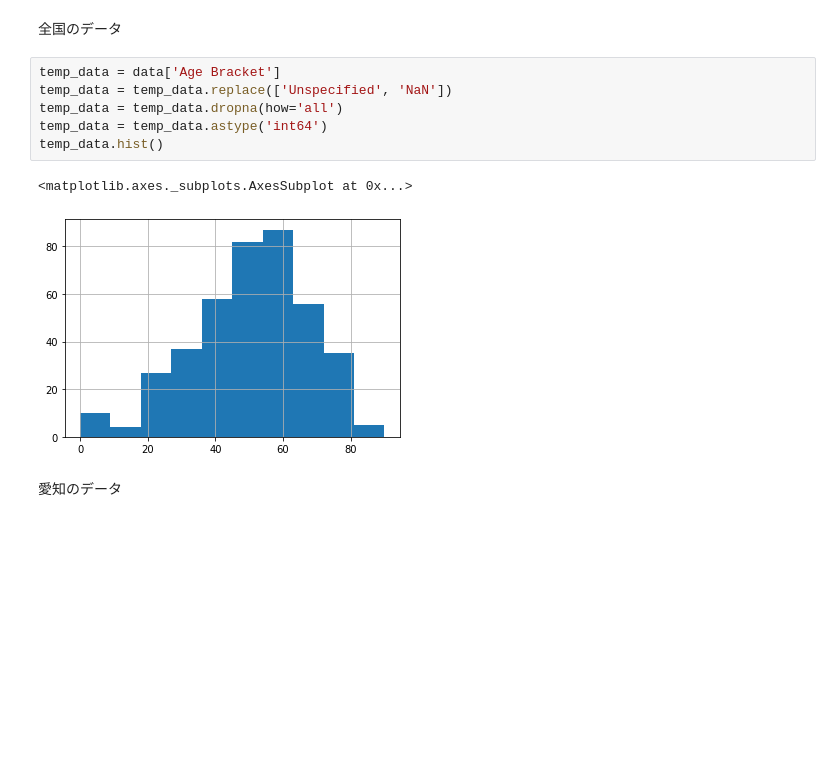
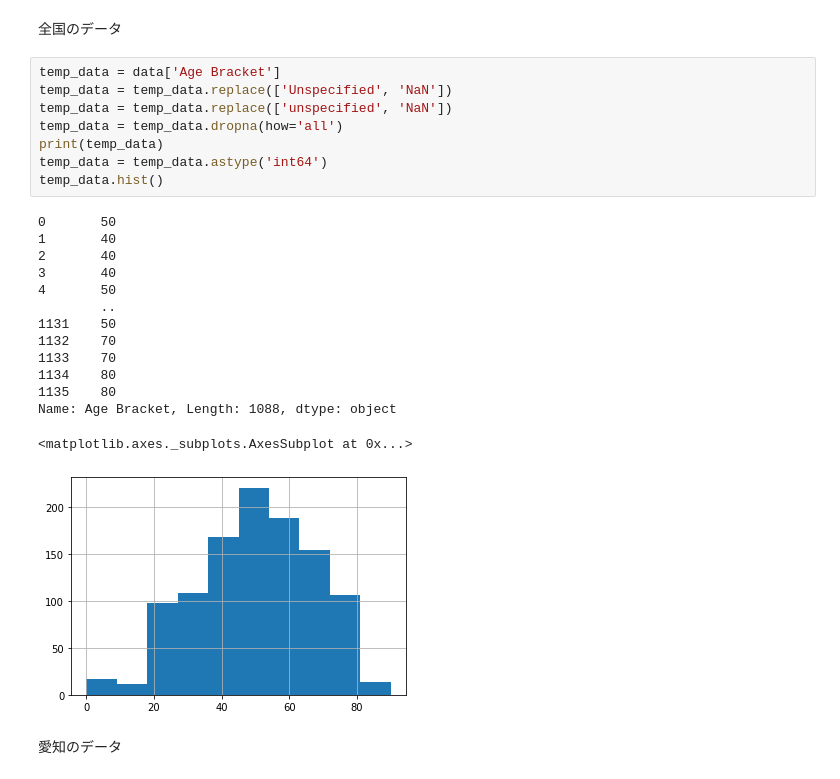
Before and after one commit to karaage0703/covid19_memo, a Jupyter notebook: covid19_visualization.ipynb, the cells around one changed output. Saved outputs shown, nothing was run; the diff lists cells and outputs as text; blank space fills up the shorter version.

```diff
--- a/covid19_visualization.ipynb
+++ b/covid19_visualization.ipynb
@@ -172,12 +173,26 @@ import matplotlib.pyplot as plt
 # %%
 temp_data = data['Age Bracket']
 temp_data = temp_data.replace(['Unspecified', 'NaN'])
+temp_data = temp_data.replace(['unspecified', 'NaN'])
 temp_data = temp_data.dropna(how='all')
+print(temp_data)
 temp_data = temp_data.astype('int64')
 temp_data.hist()
 # %% [output]
-<matplotlib.axes._subplots.AxesSubplot at 0x...>
+0       50
+1       40
+2       40
+3       40
+4       50
+        ..
+1131    50
+1132    70
+1133    70
+1134    80
+1135    80
+Name: Age Bracket, Length: 1088, dtype: object
+<matplotlib.axes._subplots.AxesSubplot at 0x...>
-[figure, old version]
+[figure, new version]
 # %% [markdown]
 愛知のデータ
 # %%
```
Also changed, not shown: parts of 12 cells of this notebook.
